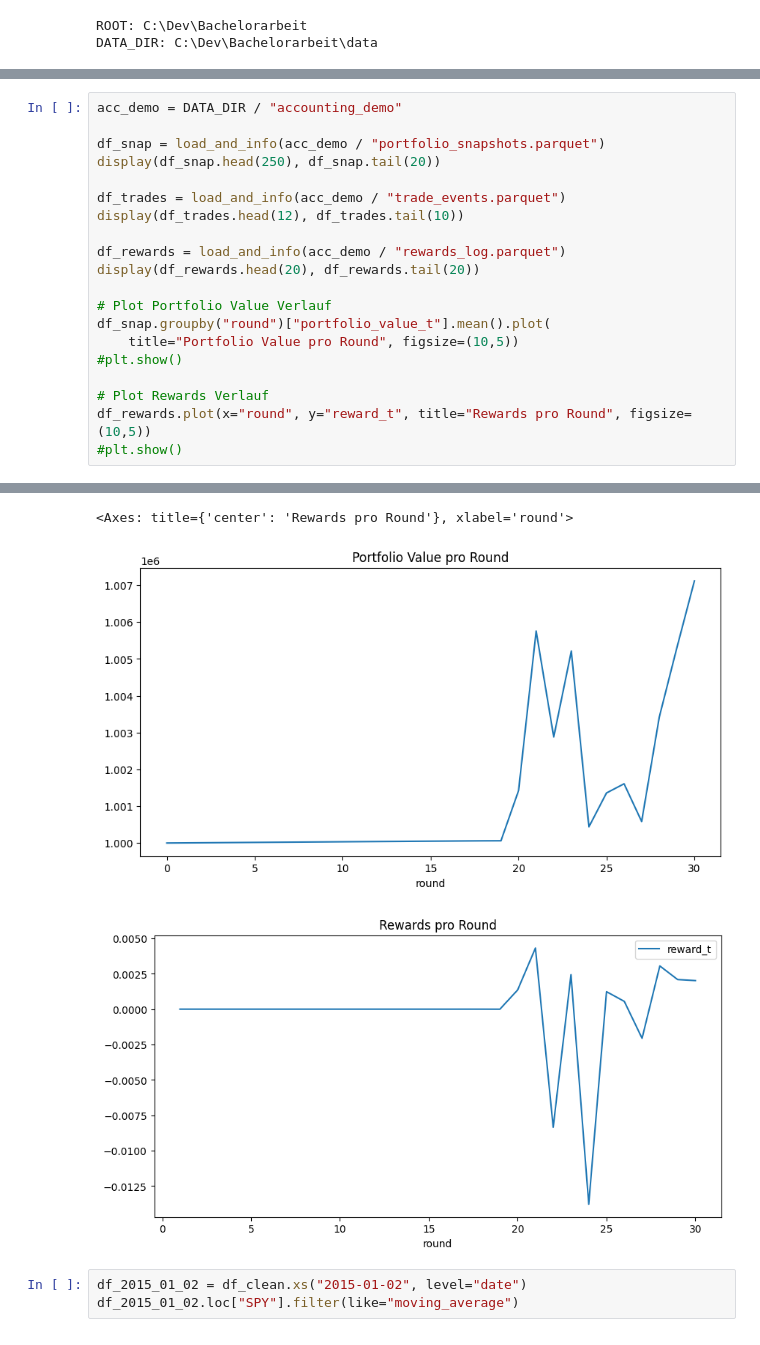
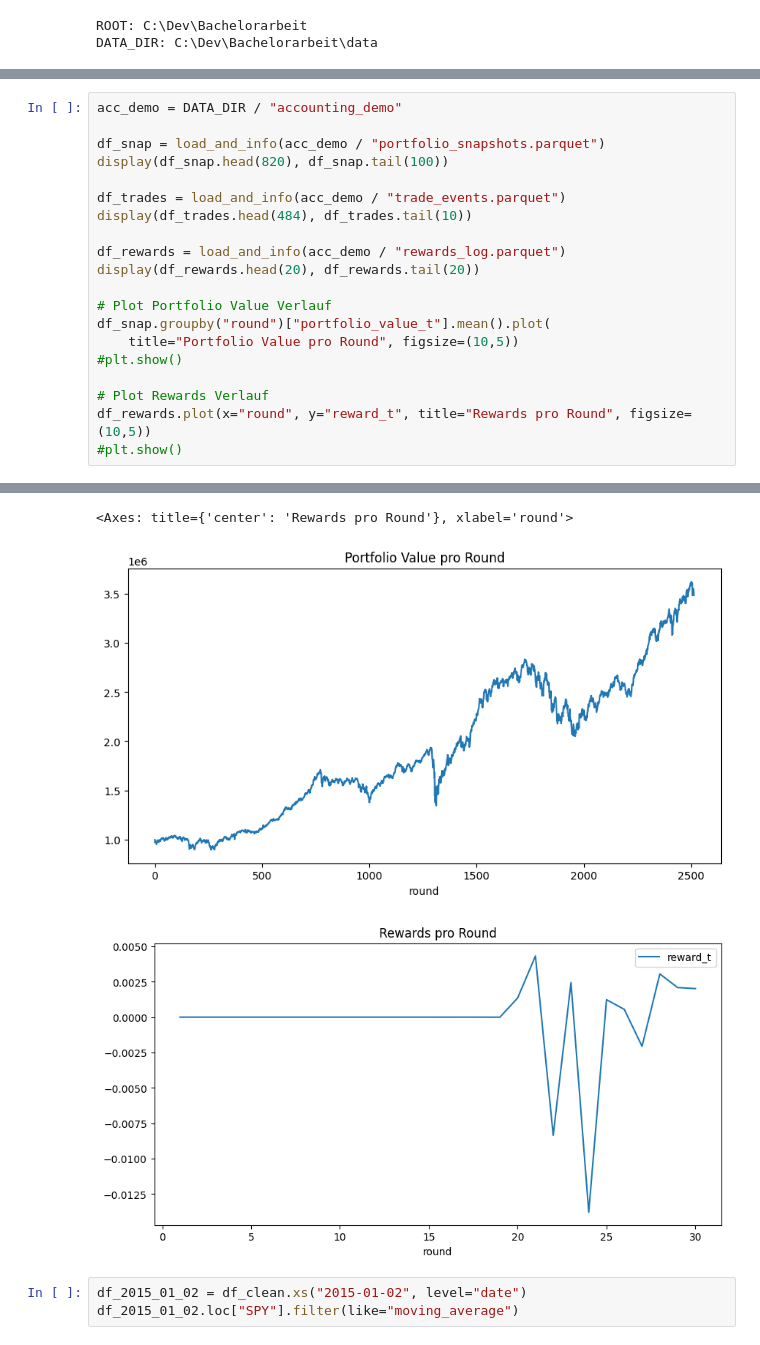
Before and after one commit to longrodeo/bachelorarbeit-drl-finance, a Jupyter notebook: notebooks/ploten_parquets_daten_check.ipynb, the cells around one changed output, grey strips where cells are left out. Saved outputs shown, nothing was run; the diff lists cells and outputs as text.

```diff
--- a/notebooks/ploten_parquets_daten_check.ipynb
+++ b/notebooks/ploten_parquets_daten_check.ipynb
@@ -117,10 +107,10 @@ Columns: 3
 acc_demo = DATA_DIR / "accounting_demo"
 
 df_snap = load_and_info(acc_demo / "portfolio_snapshots.parquet")
-display(df_snap.head(250), df_snap.tail(20))
+display(df_snap.head(820), df_snap.tail(100))
 
 df_trades = load_and_info(acc_demo / "trade_events.parquet")
-display(df_trades.head(12), df_trades.tail(10))
+display(df_trades.head(484), df_trades.tail(10))
 
 df_rewards = load_and_info(acc_demo / "rewards_log.parquet")
 display(df_rewards.head(20), df_rewards.tail(20))
@@ -144,13 +134,13 @@ Shape: (7, 11)
 Columns: 11
 | Loading ITables v2.5.2 from the i... |
 | Loading ITables v2.5.2 from the i... |
 --- rewards_log.parquet ---
 Shape: (30, 18)
 Columns: 18
 | Loading ITables v2.5.2 from the i... |
 | Loading ITables v2.5.2 from the i... |
 <Axes: title={'center': 'Rewards pro Round'}, xlabel='round'>
-[figure, old version]
+[figure, new version]
 [figure]
 # %%
 df_2015_01_02 = df_clean.xs("2015-01-02", level="date")
```
Also changed, not shown: parts of 5 cells of this notebook, 23 other files.
